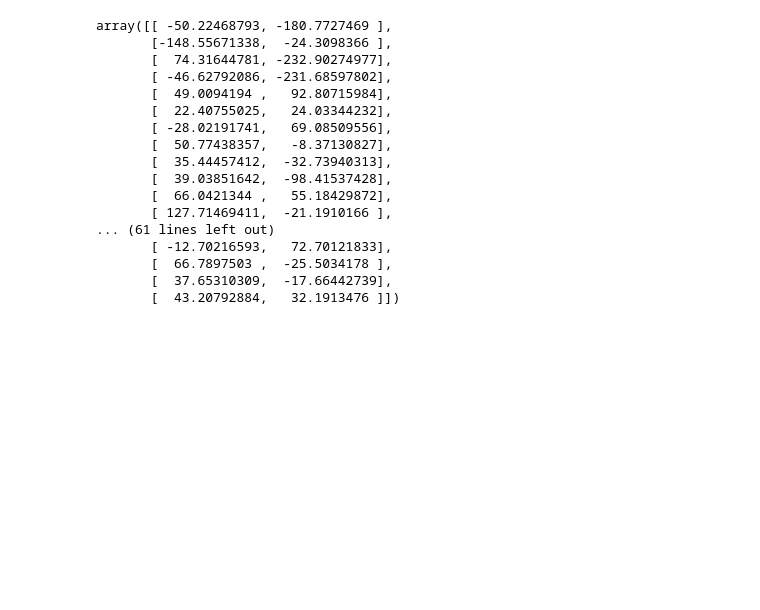
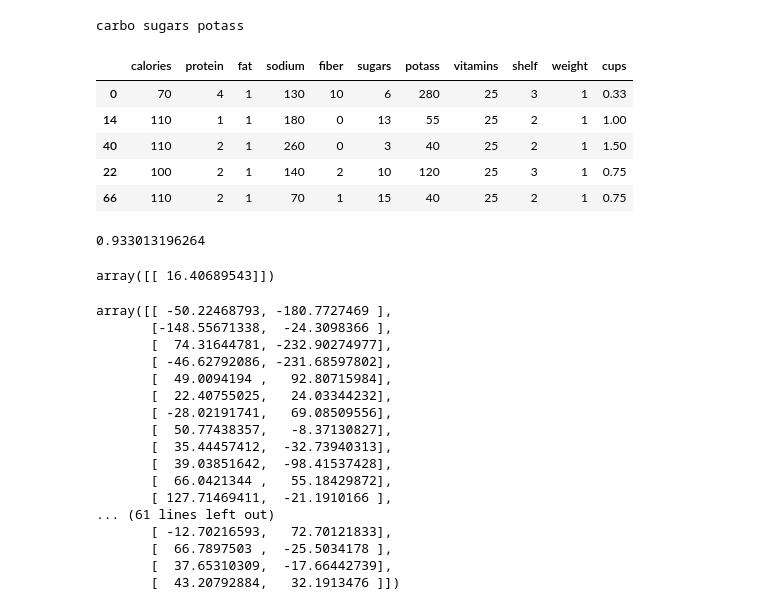
Before and after one commit to tiy-gvl-python/honey-nut-clusters, a Jupyter notebook: HoneyBunchesOfOats.ipynb, the cells around one changed output. Cells and saved outputs as stored; diff of their text form; code cells hidden in the pictures; blank space fills up the shorter version.

Commit message:
Predicting Values

```diff
--- a/HoneyBunchesOfOats.ipynb
+++ b/HoneyBunchesOfOats.ipynb
@@ -10,0 +11,7 @@ cereal = pd.read_csv("cereals.csv")
+# %%
+cereal = pd.read_csv("cereals.csv")
+cerealmis = cereal[cereal.carbo == -1]
+cereal = cereal[cereal >= 0]
+cerealmiscol = cerealmis[['calories', 'protein', 'fat', 'sodium', 'fiber', 'sugars', 'potass', 'vitamins', 'shelf', 'weight', 'cups']]
+cereal = cereal.dropna()
+celist = list(cerealmiscol.iloc[0,:])
@@ -11,3 +30,29 @@ cereal = pd.read_csv("cereals.csv")
+# %%
+#print(cereal.describe())
+print("carbo", "sugars", "potass")
+cereal_train, cereal_test = train_test_split(cereal)
+#print(cereal_train.columns)
+input_data = cereal_train[['calories', 'protein', 'fat', 'sodium', 'fiber', 'sugars', 'potass', 'vitamins', 'shelf', 'weight', 'cups']]
+input_data_test = cereal_test[['calories', 'protein', 'fat', 'sodium', 'fiber', 'sugars', 'potass', 'vitamins', 'shelf', 'weight', 'cups']]
+carbo = cereal_train[['carbo']]
+carbo_test = cereal_test[["carbo"]]
+input_data.head()
+# %% [output]
+carbo sugars potass
+|  | calories | protein | fat | sodium | fiber | sugars | potass | vitamins | shelf | weight | cups |
+| 0 | 70 | 4 | 1 | 130 | 10 | 6 | 280 | 25 | 3 | 1 | 0.33 |
+| 14 | 110 | 1 | 1 | 180 | 0 | 13 | 55 | 25 | 2 | 1 | 1.00 |
+| 40 | 110 | 2 | 1 | 260 | 0 | 3 | 40 | 25 | 2 | 1 | 1.50 |
+| 22 | 100 | 2 | 1 | 140 | 2 | 10 | 120 | 25 | 3 | 1 | 0.75 |
+| 66 | 110 | 2 | 1 | 70 | 1 | 15 | 40 | 25 | 2 | 1 | 0.75 |
+# %%
+regr2 = linear_model.LinearRegression()
+fit = regr2.fit(input_data, carbo)
+print(regr2.score(input_data_test, carbo_test))
+regr2.predict(celist)
+# %% [output]
+0.933013196264
+array([[ 16.40689543]])
 # %%
 names = cereal.pop('name')
 mfr = cereal.pop('mfr')
```
Also changed, not shown: parts of 5 cells of this notebook.
